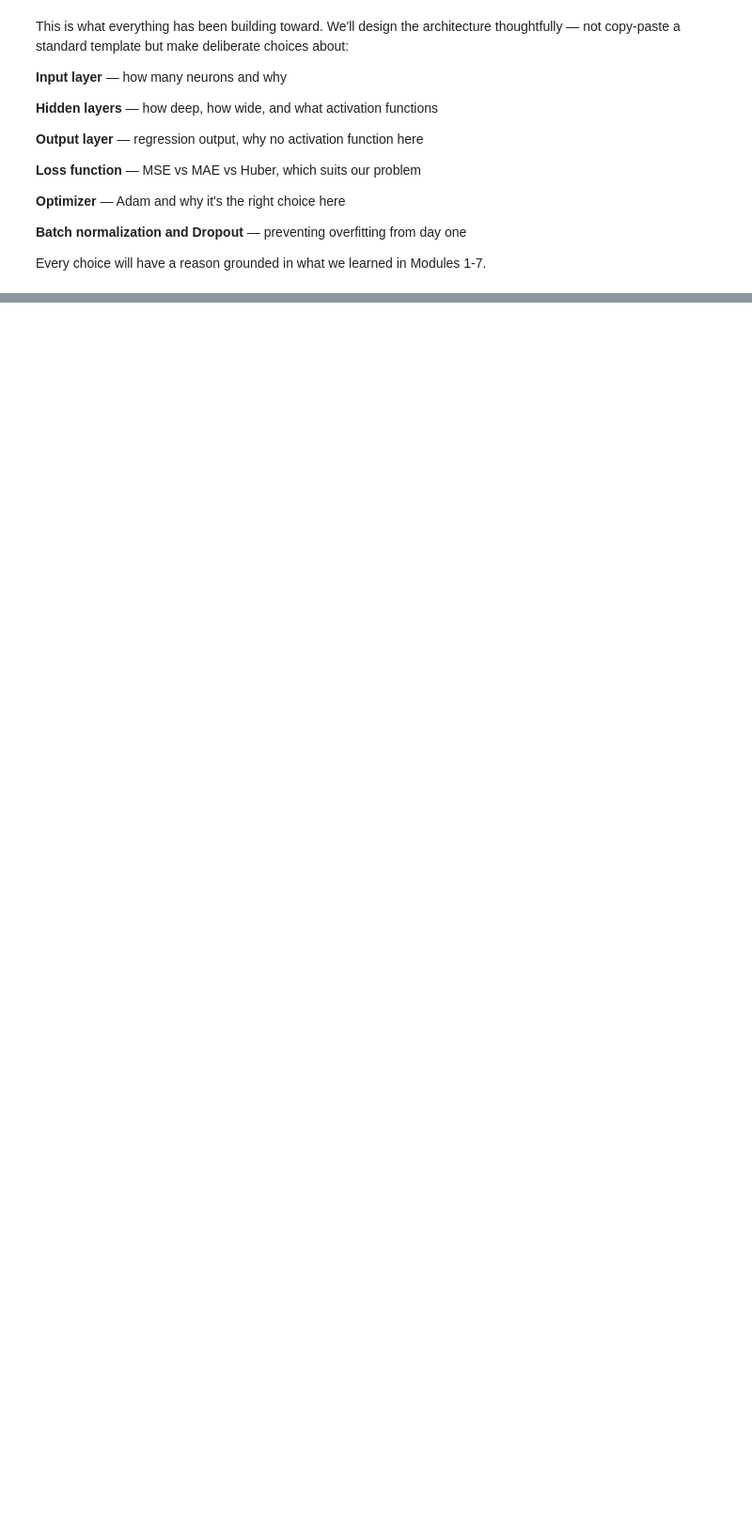
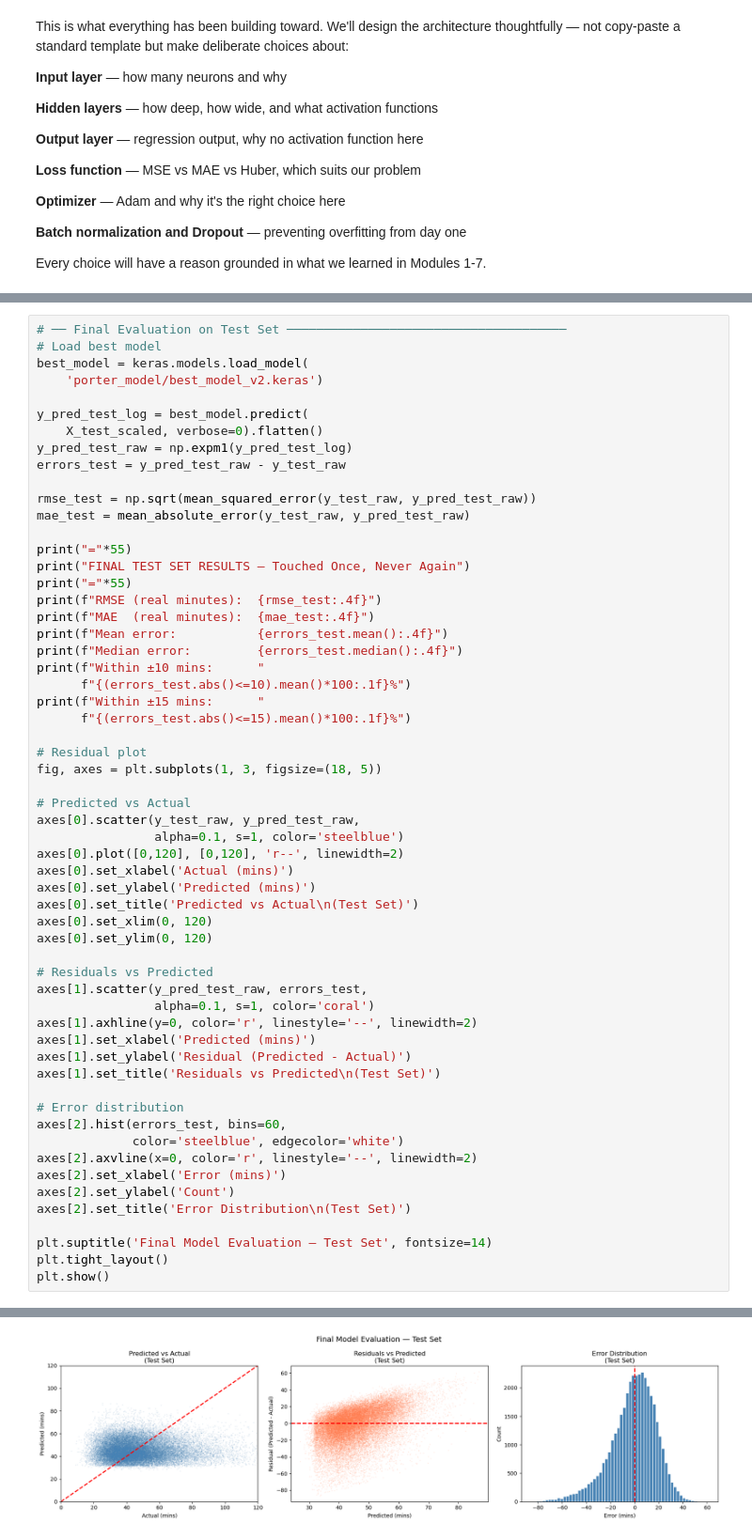
Before and after one commit to sayed-ashfaq/PorterOrg_Regression_problem, a Jupyter notebook: 2. Porter_Modeling.ipynb, the cells around one changed output, grey strips where cells are left out. Shown at 94% size. Saved outputs shown, nothing was run; the diff lists cells and outputs as text; blank space fills up the shorter version.

```diff
--- a/2. Porter_Modeling.ipynb
+++ b/2. Porter_Modeling.ipynb
@@ -363,0 +895,59 @@ Every choice will have a reason grounded in what we learned in Modules 1-7.
+# %%
+# ── Final Evaluation on Test Set ──────────────────────────────────────
+# Load best model
+best_model = keras.models.load_model(
+    'porter_model/best_model_v2.keras')
+
+y_pred_test_log = best_model.predict(
+    X_test_scaled, verbose=0).flatten()
+y_pred_test_raw = np.expm1(y_pred_test_log)
+errors_test = y_pred_test_raw - y_test_raw
+
+rmse_test = np.sqrt(mean_squared_error(y_test_raw, y_pred_test_raw))
+mae_test = mean_absolute_error(y_test_raw, y_pred_test_raw)
+
+print("="*55)
+print("FINAL TEST SET RESULTS — Touched Once, Never Again")
+print("="*55)
+print(f"RMSE (real minutes):  {rmse_test:.4f}")
+print(f"MAE  (real minutes):  {mae_test:.4f}")
+print(f"Mean error:           {errors_test.mean():.4f}")
+print(f"Median error:         {errors_test.median():.4f}")
+print(f"Within ±10 mins:      "
+      f"{(errors_test.abs()<=10).mean()*100:.1f}%")
+print(f"Within ±15 mins:      "
+      f"{(errors_test.abs()<=15).mean()*100:.1f}%")
+
+# Residual plot
+fig, axes = plt.subplots(1, 3, figsize=(18, 5))
+
+# Predicted vs Actual
+axes[0].scatter(y_test_raw, y_pred_test_raw,
+                alpha=0.1, s=1, color='steelblue')
+axes[0].plot([0,120], [0,120], 'r--', linewidth=2)
+axes[0].set_xlabel('Actual (mins)')
+axes[0].set_ylabel('Predicted (mins)')
+axes[0].set_title('Predicted vs Actual\n(Test Set)')
+axes[0].set_xlim(0, 120)
+axes[0].set_ylim(0, 120)
+
+# Residuals vs Predicted
+axes[1].scatter(y_pred_test_raw, errors_test,
+                alpha=0.1, s=1, color='coral')
+axes[1].axhline(y=0, color='r', linestyle='--', linewidth=2)
+axes[1].set_xlabel('Predicted (mins)')
+axes[1].set_ylabel('Residual (Predicted - Actual)')
+axes[1].set_title('Residuals vs Predicted\n(Test Set)')
+
+# Error distribution
+axes[2].hist(errors_test, bins=60,
+             color='steelblue', edgecolor='white')
+axes[2].axvline(x=0, color='r', linestyle='--', linewidth=2)
+axes[2].set_xlabel('Error (mins)')
+axes[2].set_ylabel('Count')
+axes[2].set_title('Error Distribution\n(Test Set)')
+
+plt.suptitle('Final Model Evaluation — Test Set', fontsize=14)
+plt.tight_layout()
+plt.show()
+# %% [output]
@@ -363,0 +963 @@ Every choice will have a reason grounded in what we learned in Modules 1-7.
+[figure, added]
```
Also changed, not shown: parts of 23 cells of this notebook, 4 other files.
